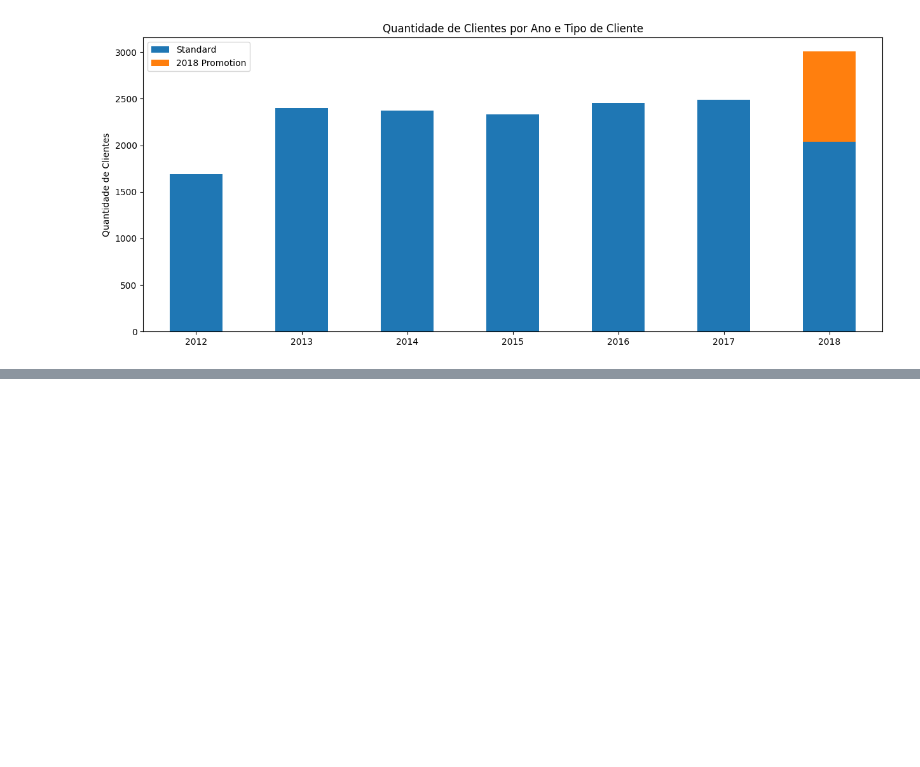
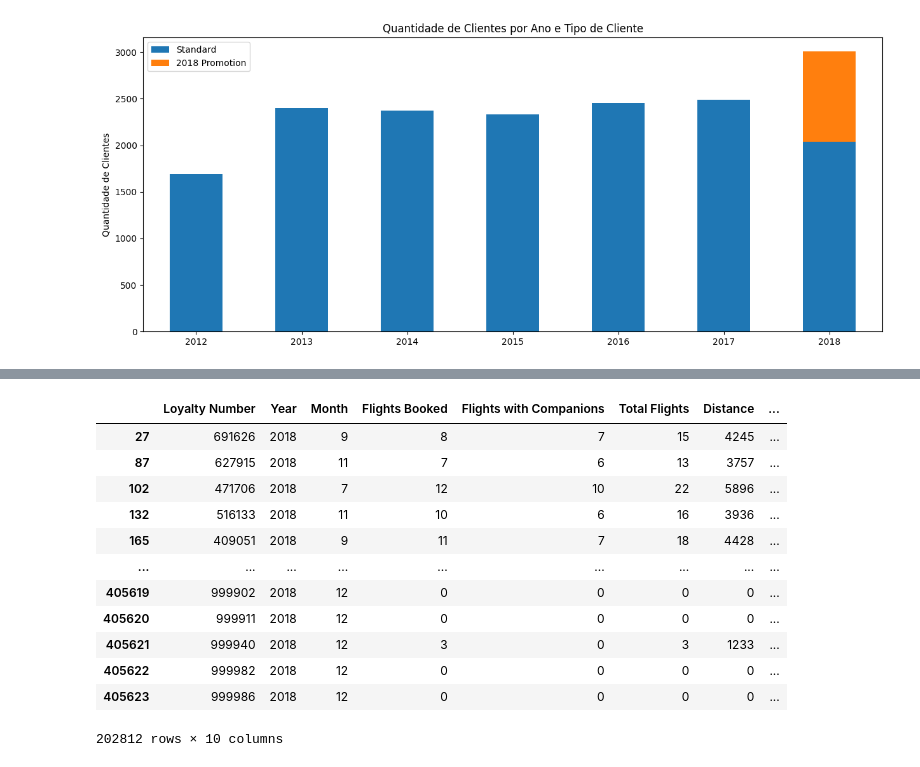
Before and after one commit to djalmarodriguess/Analise_Campanha_de_Marketing, a Jupyter notebook: main.ipynb, the cells around one changed output, grey strips where cells are left out. Saved outputs shown, nothing was run; the diff lists cells and outputs as text; code cells hidden in the pictures; blank space fills up the shorter version.

```diff
--- a/main.ipynb
+++ b/main.ipynb
@@ -464,0 +517,16 @@ plt.show()
+# %%
+data_flight[data_flight['Year']== 2018 ]
+# %% [output]
+|  | Loyalty Number | Year | Month | Flights Booked | Flights with Companions | Total Flights | Distance | ... |
+| 27 | 691626 | 2018 | 9 | 8 | 7 | 15 | 4245 | ... |
+| 87 | 627915 | 2018 | 11 | 7 | 6 | 13 | 3757 | ... |
+| 102 | 471706 | 2018 | 7 | 12 | 10 | 22 | 5896 | ... |
+| 132 | 516133 | 2018 | 11 | 10 | 6 | 16 | 3936 | ... |
+| 165 | 409051 | 2018 | 9 | 11 | 7 | 18 | 4428 | ... |
+| ... | ... | ... | ... | ... | ... | ... | ... | ... |
+| 405619 | 999902 | 2018 | 12 | 0 | 0 | 0 | 0 | ... |
+| 405620 | 999911 | 2018 | 12 | 0 | 0 | 0 | 0 | ... |
+| 405621 | 999940 | 2018 | 12 | 3 | 0 | 3 | 1233 | ... |
+| 405622 | 999982 | 2018 | 12 | 0 | 0 | 0 | 0 | ... |
+| 405623 | 999986 | 2018 | 12 | 0 | 0 | 0 | 0 | ... |
+202812 rows × 10 columns
```
Also changed, not shown: parts of 14 cells of this notebook.
